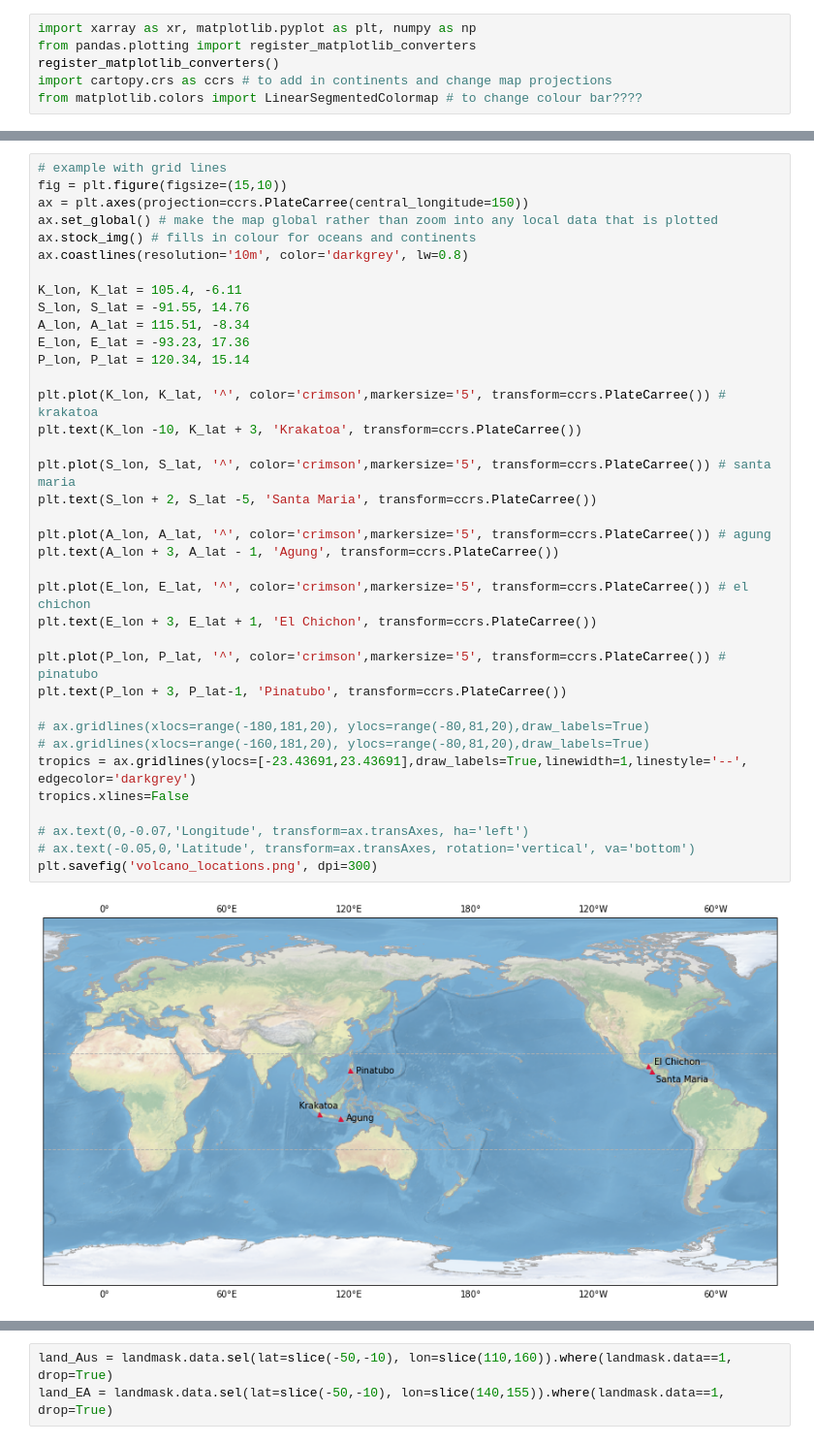
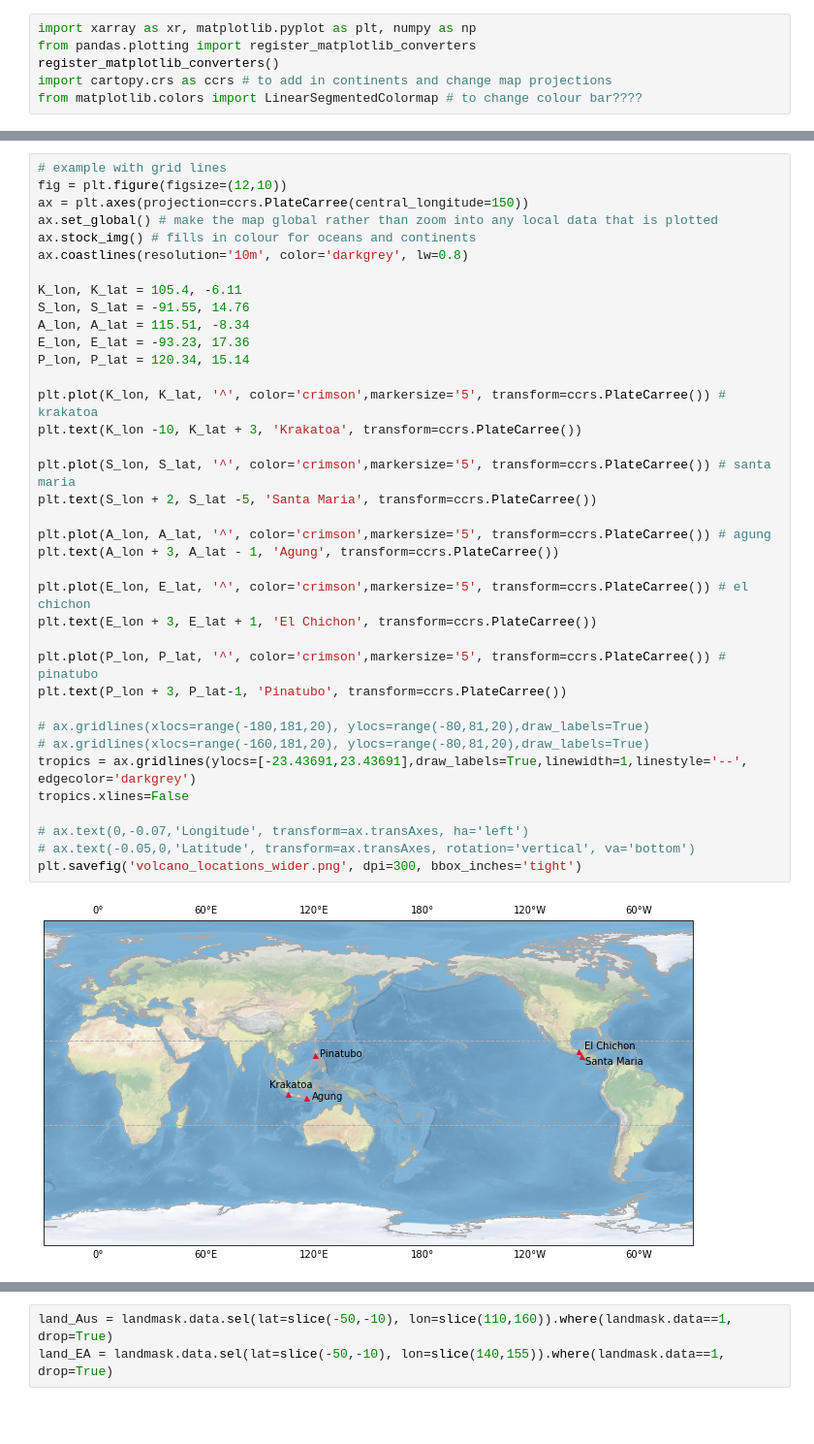
Before and after one commit to kbongi/models, a Jupyter notebook: Maps.ipynb, the cells around one changed output, grey strips where cells are left out. Shown at 97% size. Drawn from its saved outputs; the diff is of its cells as text; blank space fills up the shorter version.

```diff
--- a/Maps.ipynb
+++ b/Maps.ipynb
@@ -14,6 +54,6 @@ import plotting_functions as fplot
 # %%
 # example with grid lines
-fig = plt.figure(figsize=(15,10))
+fig = plt.figure(figsize=(12,10))
 ax = plt.axes(projection=ccrs.PlateCarree(central_longitude=150))
 ax.set_global() # make the map global rather than zoom into any local data that is plotted
 ax.stock_img() # fills in colour for oceans and continents
@@ -21,32 +61,32 @@ ax.coastlines(resolution='10m', color='darkgrey', lw=0.8)
 
 K_lon, K_lat = 105.4, -6.11
 S_lon, S_lat = -91.55, 14.76
 A_lon, A_lat = 115.51, -8.34
 E_lon, E_lat = -93.23, 17.36
 P_lon, P_lat = 120.34, 15.14
 
 plt.plot(K_lon, K_lat, '^', color='crimson',markersize='5', transform=ccrs.PlateCarree()) # krakatoa
 plt.text(K_lon -10, K_lat + 3, 'Krakatoa', transform=ccrs.PlateCarree())
 
 plt.plot(S_lon, S_lat, '^', color='crimson',markersize='5', transform=ccrs.PlateCarree()) # santa maria
 plt.text(S_lon + 2, S_lat -5, 'Santa Maria', transform=ccrs.PlateCarree())
 
 plt.plot(A_lon, A_lat, '^', color='crimson',markersize='5', transform=ccrs.PlateCarree()) # agung
 plt.text(A_lon + 3, A_lat - 1, 'Agung', transform=ccrs.PlateCarree())
 
 plt.plot(E_lon, E_lat, '^', color='crimson',markersize='5', transform=ccrs.PlateCarree()) # el chichon
 plt.text(E_lon + 3, E_lat + 1, 'El Chichon', transform=ccrs.PlateCarree())
 
 plt.plot(P_lon, P_lat, '^', color='crimson',markersize='5', transform=ccrs.PlateCarree()) # pinatubo
 plt.text(P_lon + 3, P_lat-1, 'Pinatubo', transform=ccrs.PlateCarree())
 
 # ax.gridlines(xlocs=range(-180,181,20), ylocs=range(-80,81,20),draw_labels=True)
 # ax.gridlines(xlocs=range(-160,181,20), ylocs=range(-80,81,20),draw_labels=True)
 tropics = ax.gridlines(ylocs=[-23.43691,23.43691],draw_labels=True,linewidth=1,linestyle='--', edgecolor='darkgrey')
 tropics.xlines=False
 
 # ax.text(0,-0.07,'Longitude', transform=ax.transAxes, ha='left')
 # ax.text(-0.05,0,'Latitude', transform=ax.transAxes, rotation='vertical', va='bottom')
-plt.savefig('volcano_locations.png', dpi=300)
+plt.savefig('volcano_locations_wider.png', dpi=300, bbox_inches='tight')
 # %% [output]
-[figure, old version]
+[figure, new version]
```
Also changed, not shown: parts of 7 cells of this notebook, 1 other file.
